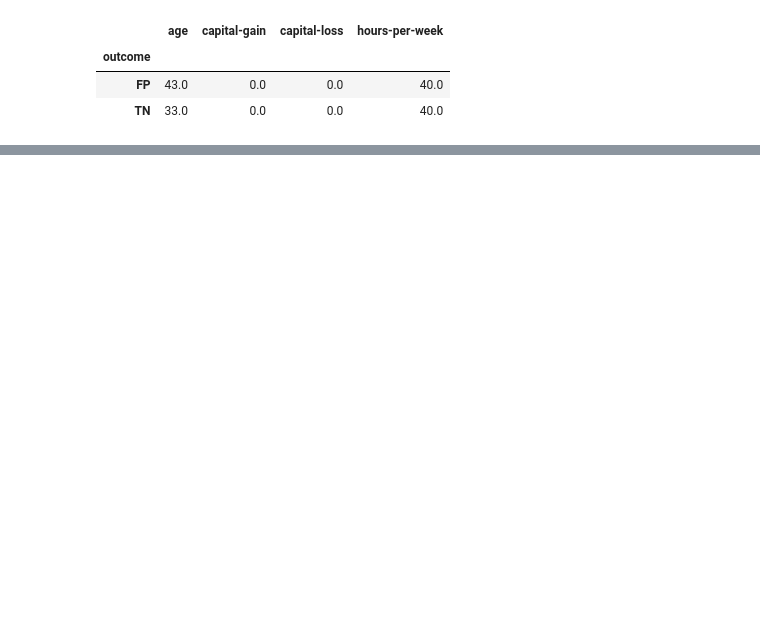
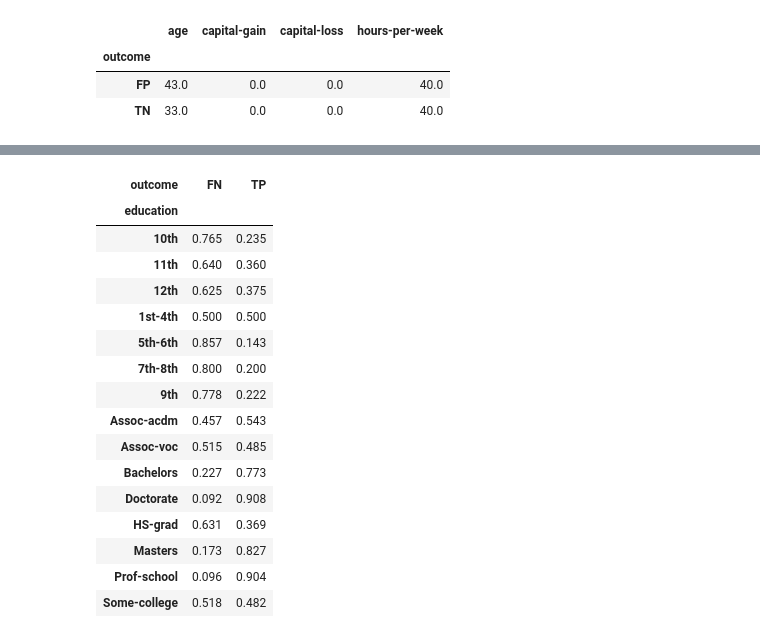
Before and after one commit to SimonYip22/adult-income-ml-classification, a Jupyter notebook: adult_income_workflow.ipynb, the cells around one changed output, grey strips where cells are left out. Drawn from its saved outputs; the diff is of its cells as text; code cells hidden in the pictures; blank space fills up the shorter version.

```diff
--- a/adult_income_workflow.ipynb
+++ b/adult_income_workflow.ipynb
@@ -1062,0 +1103,26 @@ Actual <=50K observations incorrectly predicted as >50K tended to be substantial
+# %%
+education_positive_rates = pd.crosstab(
+    positive_cases["education"], # rows
+    positive_cases["outcome"], # columns
+    normalize="index" # instead of raw counts, show proportions
+).round(3)
+
+education_positive_rates
+# %% [output]
+| outcome | FN | TP |
+| education |  |  |
+| 10th | 0.765 | 0.235 |
+| 11th | 0.640 | 0.360 |
+| 12th | 0.625 | 0.375 |
+| 1st-4th | 0.500 | 0.500 |
+| 5th-6th | 0.857 | 0.143 |
+| 7th-8th | 0.800 | 0.200 |
+| 9th | 0.778 | 0.222 |
+| Assoc-acdm | 0.457 | 0.543 |
+| Assoc-voc | 0.515 | 0.485 |
+| Bachelors | 0.227 | 0.773 |
+| Doctorate | 0.092 | 0.908 |
+| HS-grad | 0.631 | 0.369 |
+| Masters | 0.173 | 0.827 |
+| Prof-school | 0.096 | 0.904 |
+| Some-college | 0.518 | 0.482 |
```
Also changed, not shown: parts of 9 cells of this notebook.
